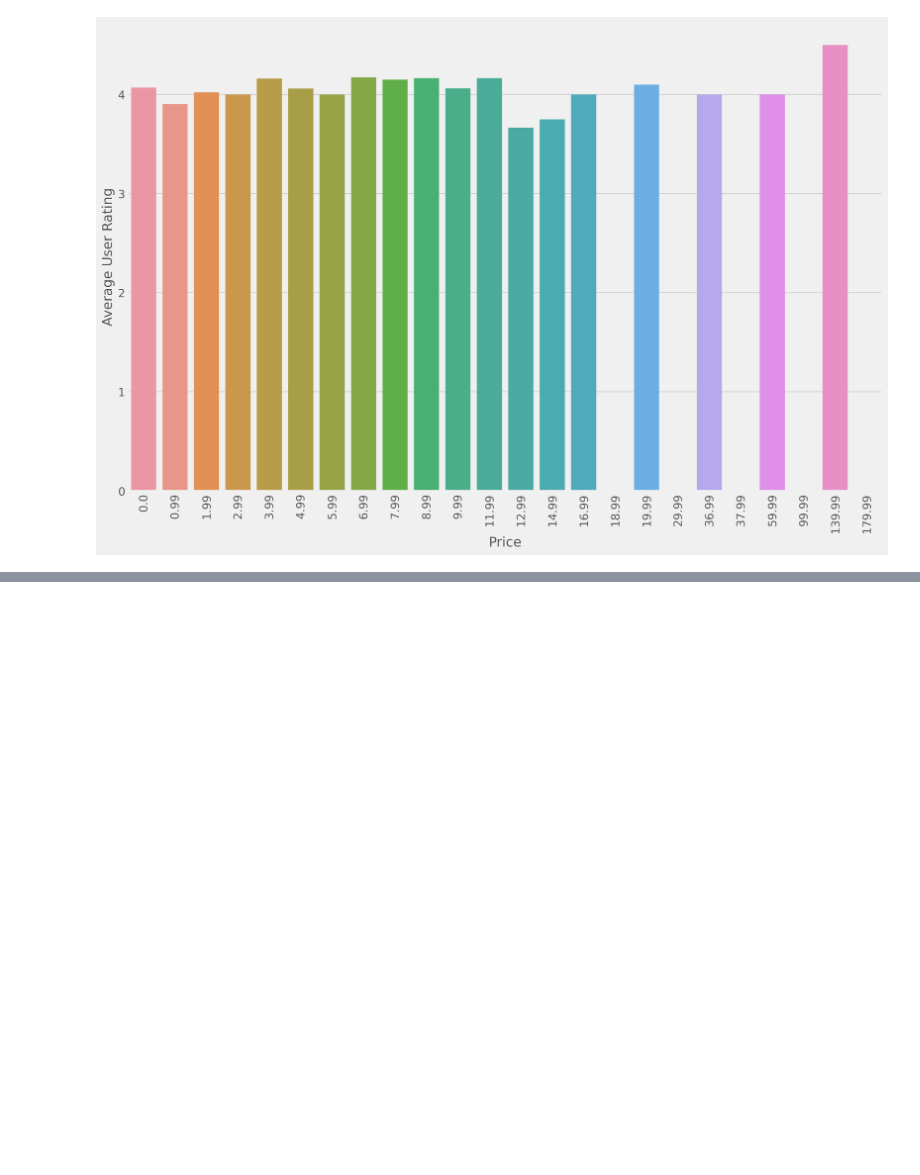
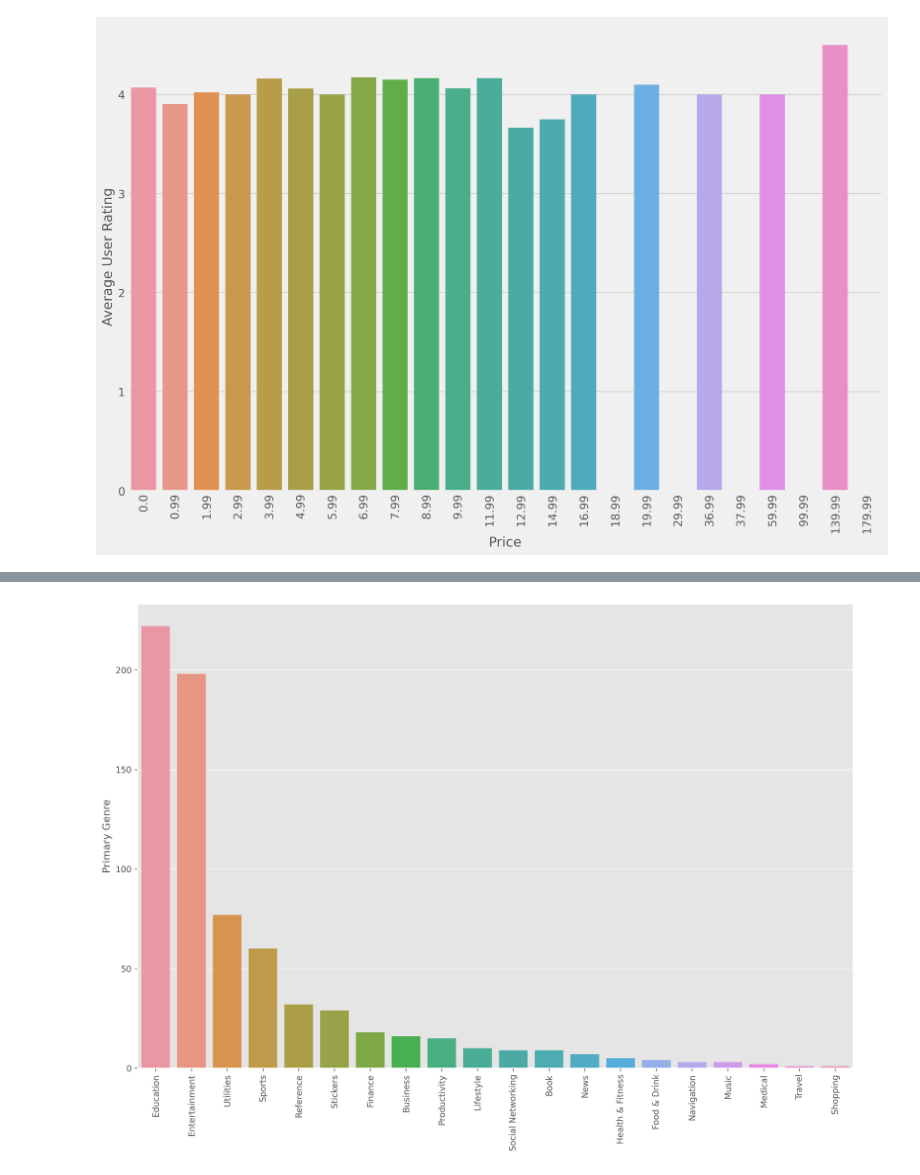
Before and after one commit to YourTeacher23/CCDP10003, a Jupyter notebook: mynotebook.ipynb, the cells around one changed output, grey strips where cells are left out. Saved outputs shown, nothing was run; the diff lists cells and outputs as text; code cells hidden in the pictures; blank space fills up the shorter version.

Commit message:
New plot

```diff
--- a/mynotebook.ipynb
+++ b/mynotebook.ipynb
@@ -177,0 +178,10 @@ plt.show()
+# %%
+genre = data['Primary Genre'].value_counts()
+genre = genre.drop('Games')
+plt.figure(figsize=(15, 10))
+sns.barplot(x=list(map(str, genre.index.values)), data=data, y = genre, ci = None)
+plt.xticks(rotation=90)
+plt.savefig('genre.png')
+plt.show()
+# %% [output]
+[figure, added]
```
Also changed, not shown: parts of 1 cell of this notebook.
